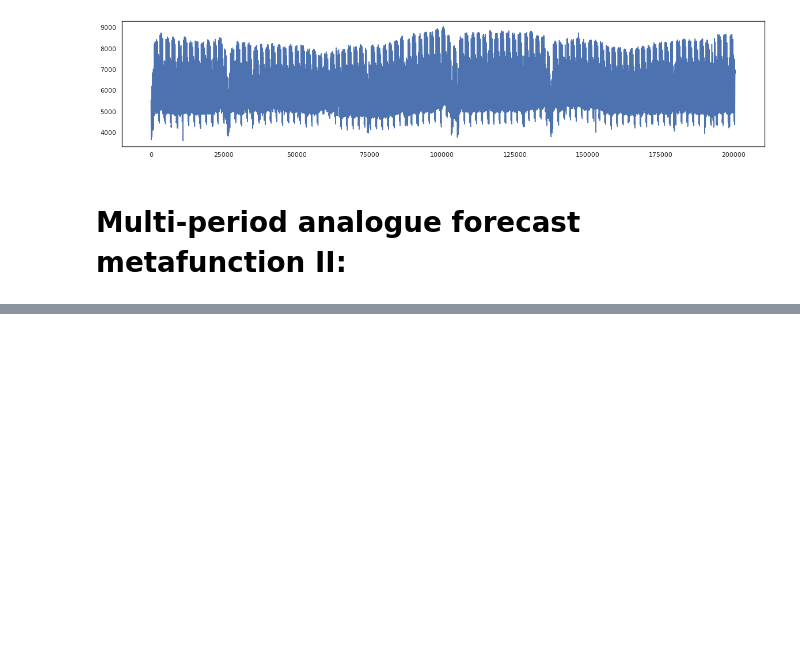
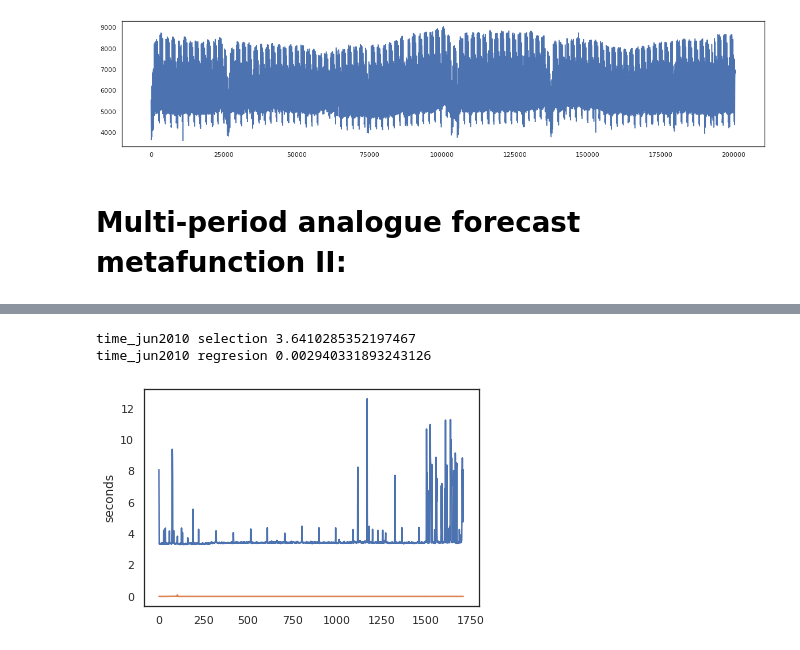
Before and after one commit to urieliram/analog, a Jupyter notebook: Analog3.ipynb, the cells around one changed output, grey strips where cells are left out. Drawn from its saved outputs; the diff is of its cells as text; code cells hidden in the pictures; blank space fills up the shorter version.

```diff
--- a/Analog3.ipynb
+++ b/Analog3.ipynb
@@ -752,3 +815,16 @@ bias_xma = bias.bias(test_[a:b],forecastX_AnMA_[a:b])
+# %%
+## mean time of selection and regression in seconds
+plt.plot(t_sel,)
+plt.plot(t_reg,)
+plt.ylabel('seconds')
+print('time_'+monthyear+' selection',(np.mean(t_sel)))
+print('time_'+monthyear+' regresion',(np.mean(t_reg)))
+namefile = 'time_'+seriesname+'_'+monthyear+'.pdf'
+plt.savefig(namefile, transparent=True)
+# %% [output]
+time_jun2010 selection 3.6410285352197467
+time_jun2010 regresion 0.002940331893243126
+[figure, added]
 # %%
 data = [diff(test_,forecastp_), diff(test_,forecastAn_), diff(test_,forecastAnMA_), diff(test_,forecastX_An_), diff(test_,forecastX_AnMA_)]
 labels = ['Persistence', 'An\n('+typedist+'+'+typereg+')', 'AnMA\n('+typedist+'+'+typereg+')', 'X_An\n('+typedist+'+'+typereg+')', 'X_AnMA\n('+typedist+'+'+typereg+')',]
```
Also changed, not shown: parts of 17 cells of this notebook.
